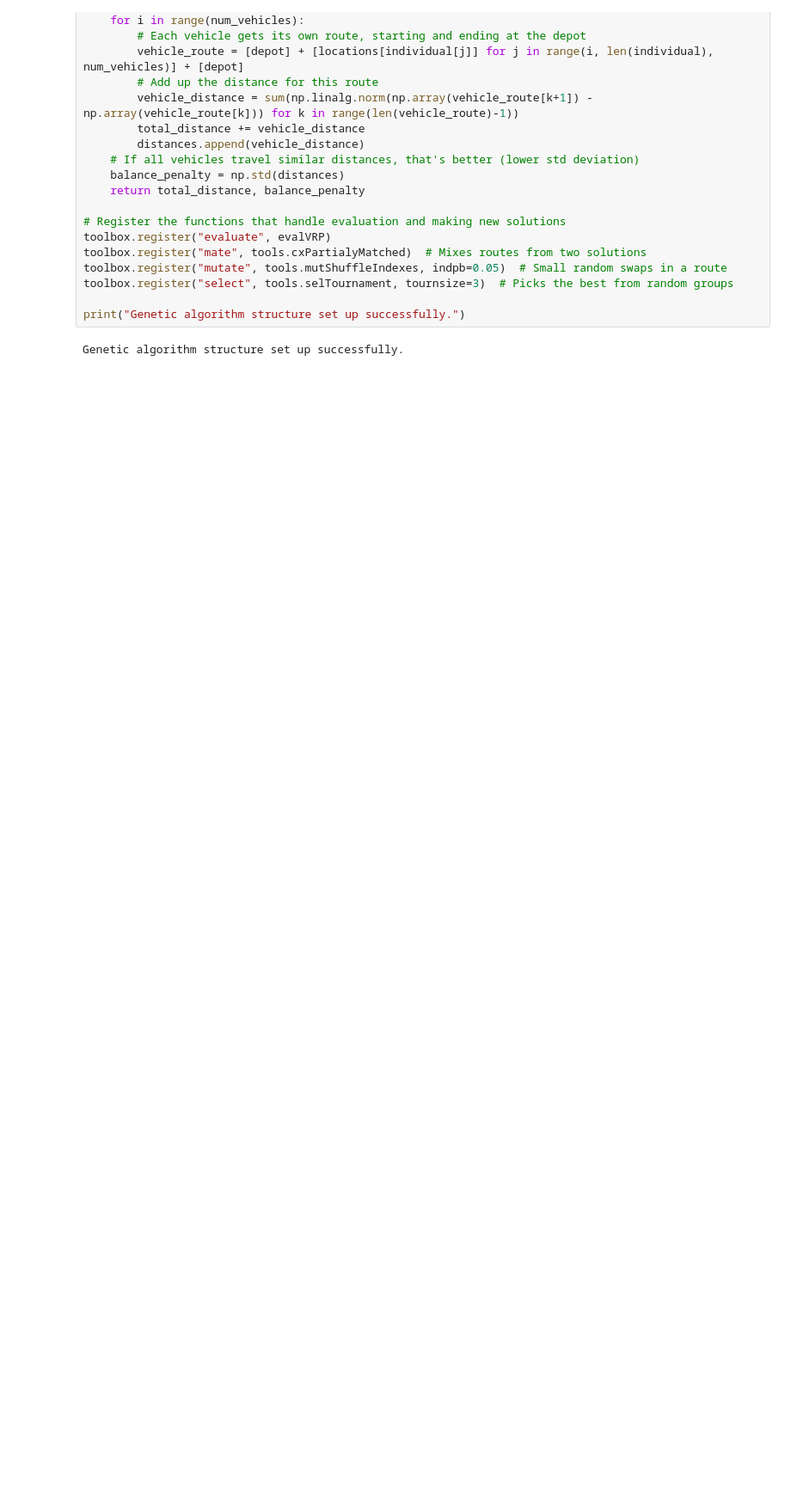
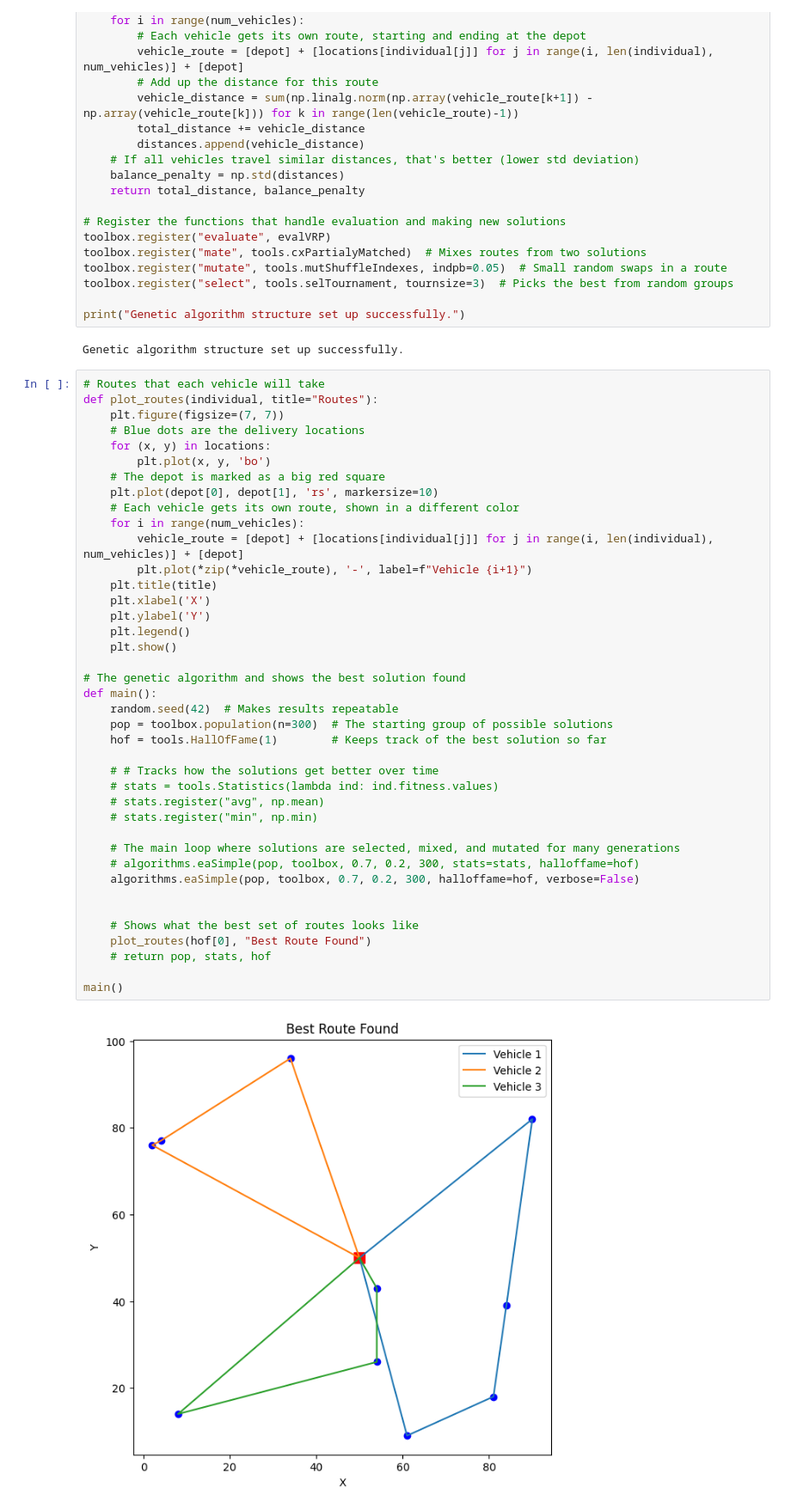
Before and after one commit to Knaut-007/GeneticAlgorithm-VRP, a Jupyter notebook: src/main.ipynb, the cells around one changed output. Shown: that part at 86% size. Cells and saved outputs as stored; diff of their text form; blank space fills up the shorter version.

Commit message:
running the genetic algorithm and visualising the results

```diff
--- a/src/main.ipynb
+++ b/src/main.ipynb
@@ -94,3 +90,45 @@ toolbox.register("select", tools.selTournament, tournsize=3)  # Picks the best f
 print("Genetic algorithm structure set up successfully.")
 # %% [output]
 Genetic algorithm structure set up successfully.
+# %%
+# Routes that each vehicle will take
+def plot_routes(individual, title="Routes"):
+    plt.figure(figsize=(7, 7))
+    # Blue dots are the delivery locations
+    for (x, y) in locations:
+        plt.plot(x, y, 'bo')
+    # The depot is marked as a big red square
+    plt.plot(depot[0], depot[1], 'rs', markersize=10)
+    # Each vehicle gets its own route, shown in a different color
+    for i in range(num_vehicles):
+        vehicle_route = [depot] + [locations[individual[j]] for j in range(i, len(individual), num_vehicles)] + [depot]
+        plt.plot(*zip(*vehicle_route), '-', label=f"Vehicle {i+1}")
+    plt.title(title)
+    plt.xlabel('X')
+    plt.ylabel('Y')
+    plt.legend()
+    plt.show()
+
+# The genetic algorithm and shows the best solution found
+def main():
+    random.seed(42)  # Makes results repeatable
+    pop = toolbox.population(n=300)  # The starting group of possible solutions
+    hof = tools.HallOfFame(1)        # Keeps track of the best solution so far
+
+    # # Tracks how the solutions get better over time
+    # stats = tools.Statistics(lambda ind: ind.fitness.values)
+    # stats.register("avg", np.mean)
+    # stats.register("min", np.min)
+
+    # The main loop where solutions are selected, mixed, and mutated for many generations
+    # algorithms.eaSimple(pop, toolbox, 0.7, 0.2, 300, stats=stats, halloffame=hof)
+    algorithms.eaSimple(pop, toolbox, 0.7, 0.2, 300, halloffame=hof, verbose=False)
+
+
+    # Shows what the best set of routes looks like
+    plot_routes(hof[0], "Best Route Found")
+    # return pop, stats, hof
+
+main()
+# %% [output]
+[figure, added]
```
Also changed, not shown: parts of 3 cells of this notebook.
